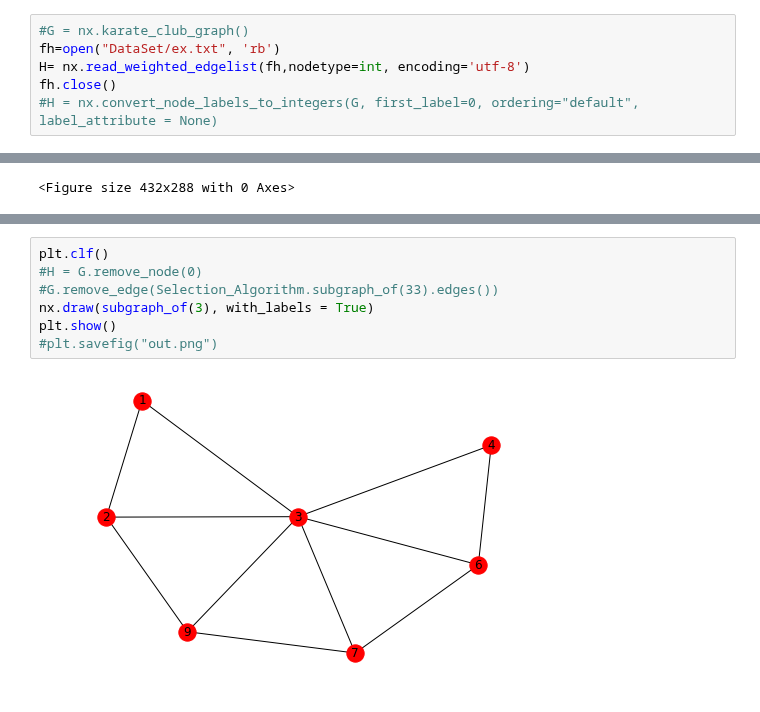
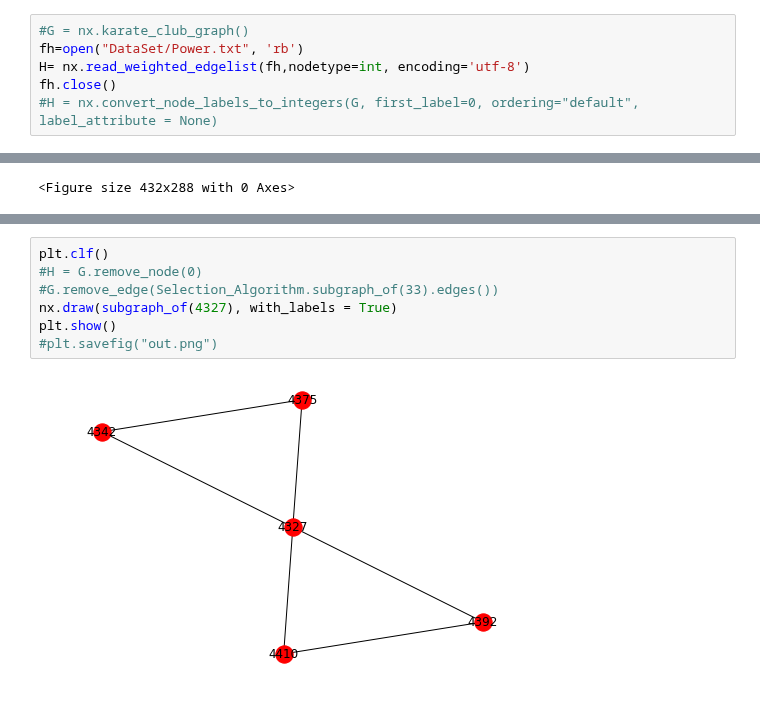
Before and after one commit to amshoo/python, a Jupyter notebook: graph_vislz.ipynb, the cells around one changed output, grey strips where cells are left out. Saved outputs shown, nothing was run; the diff lists cells and outputs as text.

```diff
--- a/graph_vislz.ipynb
+++ b/graph_vislz.ipynb
@@ -11,7 +11,7 @@ import Selection_Algorithm
 import Constraint_Coefficient
 # %%
 #G = nx.karate_club_graph()
-fh=open("DataSet/ex.txt", 'rb')
+fh=open("DataSet/Power.txt", 'rb')
 H= nx.read_weighted_edgelist(fh,nodetype=int, encoding='utf-8')
 fh.close()
 #H = nx.convert_node_labels_to_integers(G, first_label=0, ordering="default", label_attribute = None)
@@ -126,9 +126,9 @@ plt.show()
 # %%
 plt.clf()
 #H = G.remove_node(0)
 #G.remove_edge(Selection_Algorithm.subgraph_of(33).edges())
-nx.draw(subgraph_of(3), with_labels = True)
+nx.draw(subgraph_of(4327), with_labels = True)
 plt.show()
 #plt.savefig("out.png")
 # %% [output]
-[figure, old version]
+[figure, new version]
```
Also changed, not shown: parts of 4 cells of this notebook, 25 other files.
